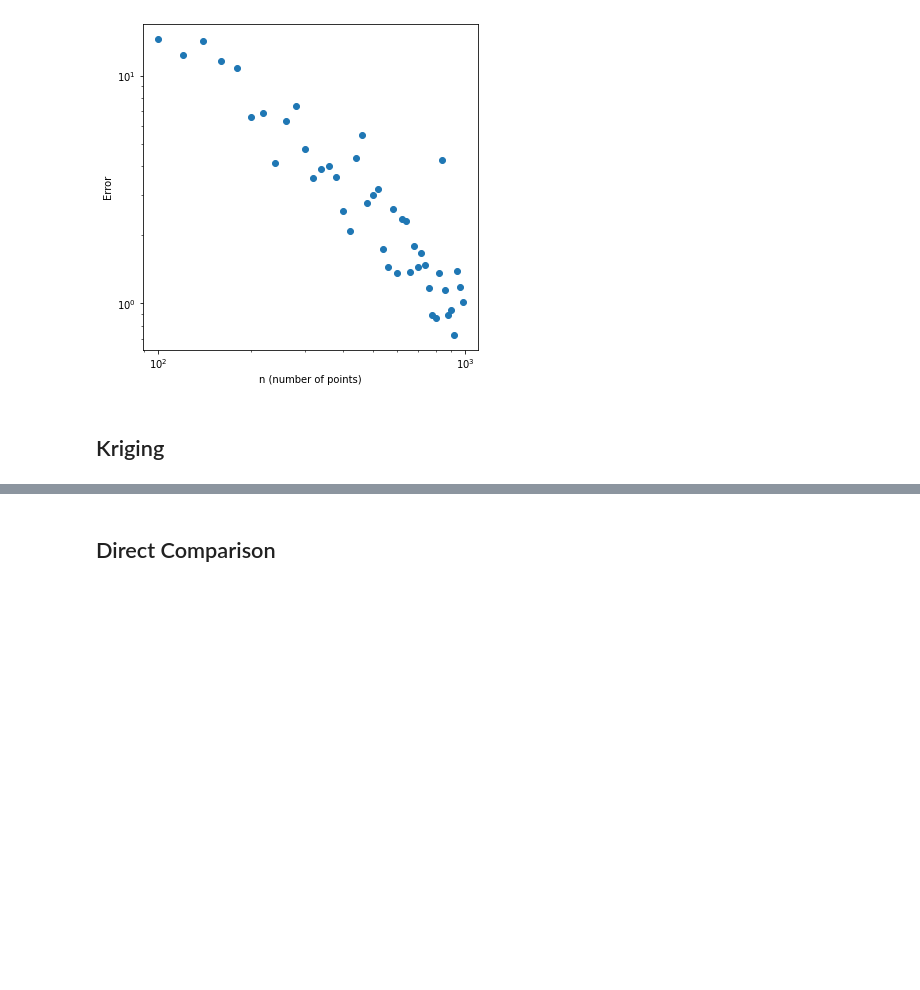
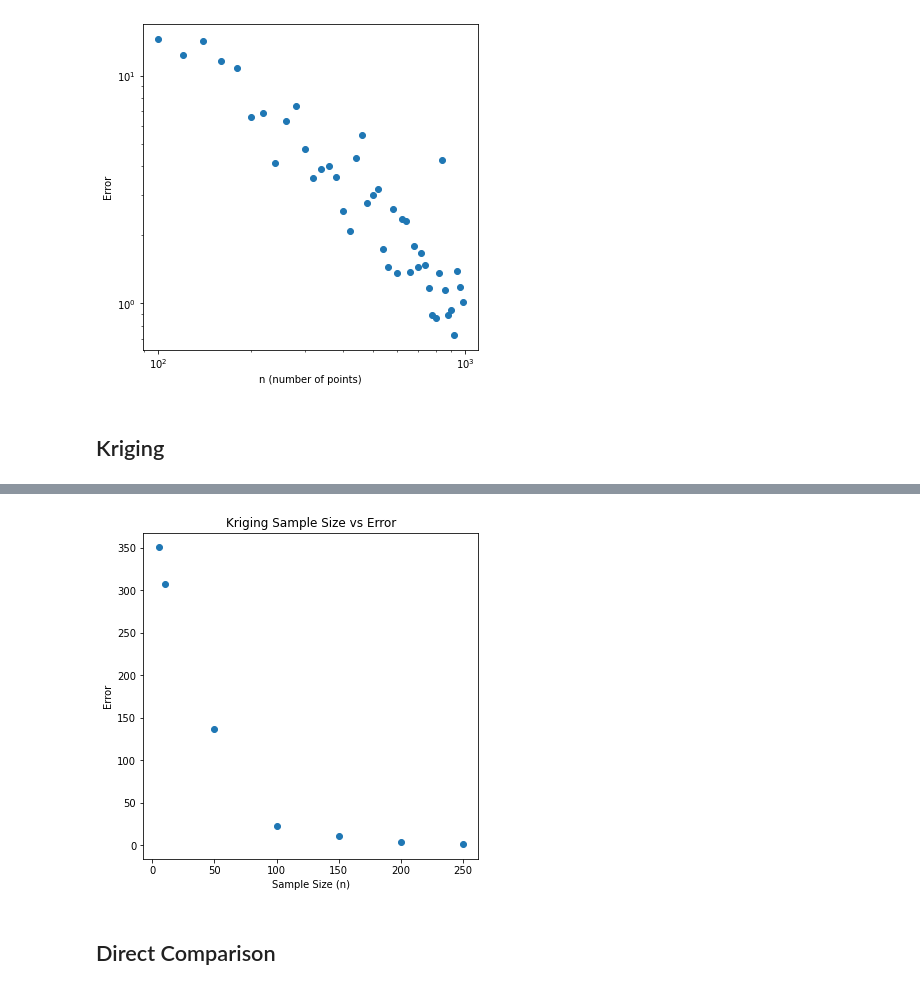
Before and after one commit to nlumiere/Interpolation-Techniques, a Jupyter notebook: Presentation.ipynb, the cells around one changed output, grey strips where cells are left out. Cells and saved outputs as stored; diff of their text form; code cells hidden in the pictures; blank space fills up the shorter version.

```diff
--- a/Presentation.ipynb
+++ b/Presentation.ipynb
@@ -366,18 +366,20 @@ def get_kriging_error(n):
     return get_error(kriging_z_values, Z)
 # %%
 #List of sample sizes to try out
-sample_sizes = [5, 10, 50, 100, 150, 200, 250, 500]
+sample_sizes = [5, 10, 50, 100, 150, 200, 250]
 errors = []
 for sample in sample_sizes:
     errors.append(get_kriging_error(sample))
 
 # Let's plot out those errors to see how it did
 plt.figure(figsize=(6,6))
 plt.scatter(sample_sizes, errors)
 plt.xlabel("Sample Size (n)")
 plt.ylabel("Error")
 plt.title("Kriging Sample Size vs Error")
 plt.show()
+# %% [output]
+[figure, added]
 # %% [markdown]
 ## Direct Comparison
 # %% [markdown]
```
Also changed, not shown: parts of 1 cell of this notebook.
